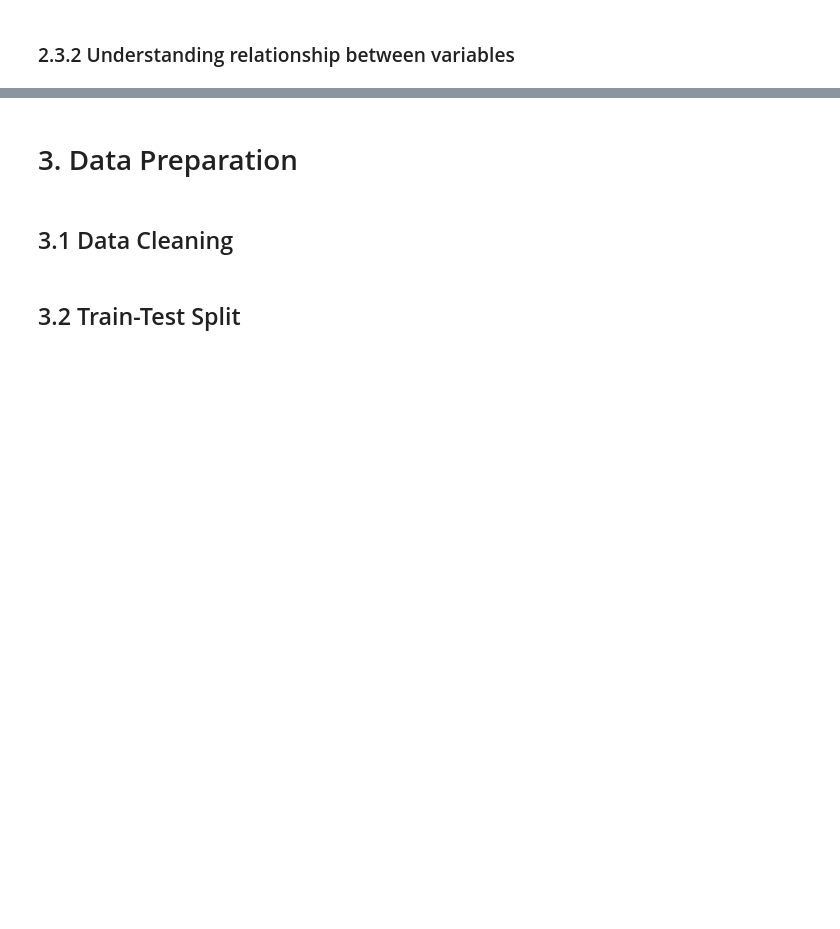
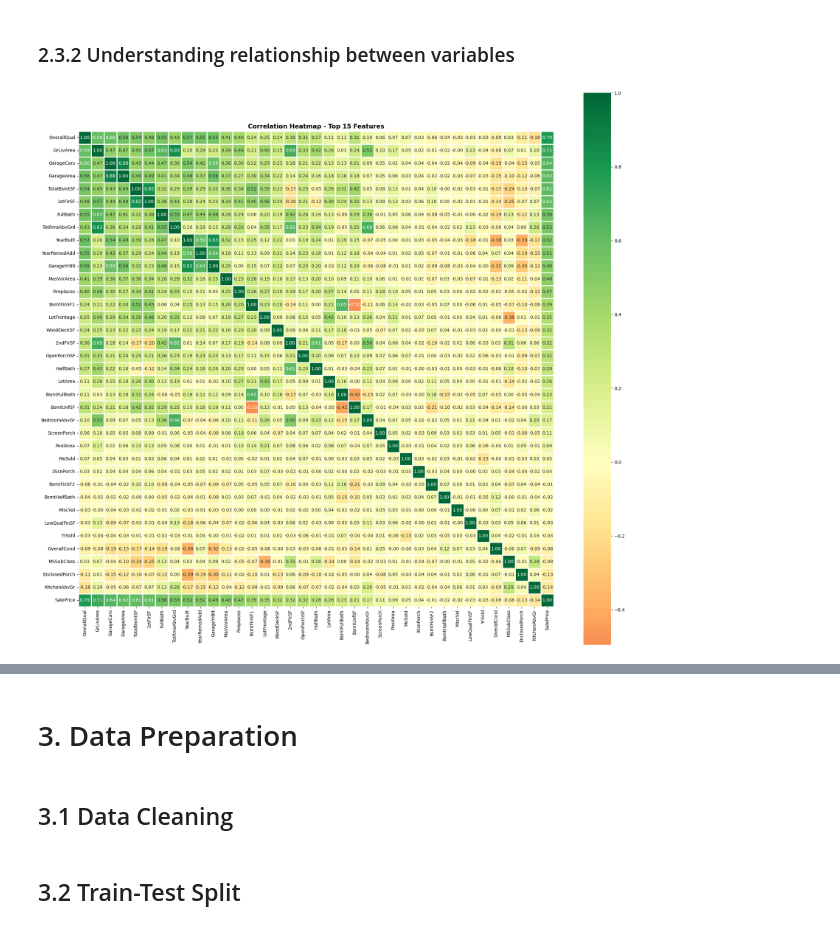
Before and after one commit to 1213dsas/MLDP-Project3, a Jupyter notebook: MLDP Program Codes Submission Template.ipynb, the cells around one changed output, grey strips where cells are left out. Drawn from its saved outputs; the diff is of its cells as text; code cells hidden in the pictures; blank space fills up the shorter version.

```diff
--- a/MLDP Program Codes Submission Template.ipynb
+++ b/MLDP Program Codes Submission Template.ipynb
@@ -282,0 +445,11 @@ Text(0.5, 1.0, 'Box Plot of SalePrice')
+# %%
+top_features = correlations[1:].index.tolist() + ['SalePrice']
+corr_matrix = df[top_features].corr()
+
+plt.figure(figsize=(20, 18))
+sns.heatmap(corr_matrix, annot=True, fmt='.2f', cmap='RdYlGn', center=0, square=True, linewidths=1)
+plt.title('Correlation Heatmap - Top 15 Features', fontsize=14, fontweight='bold')
+plt.tight_layout()
+plt.show()
+# %% [output]
+[figure, added]
```
Also changed, not shown: parts of 10 cells of this notebook.
